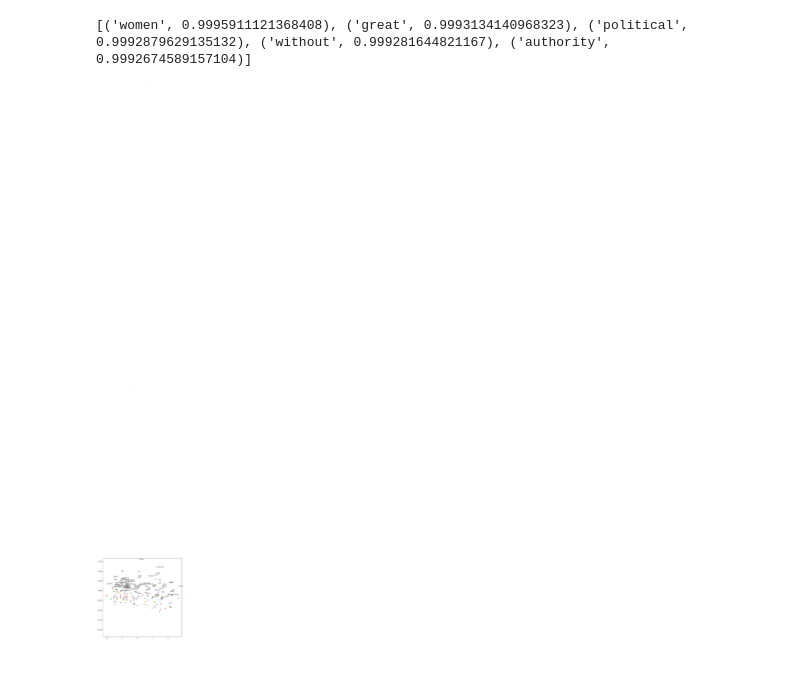
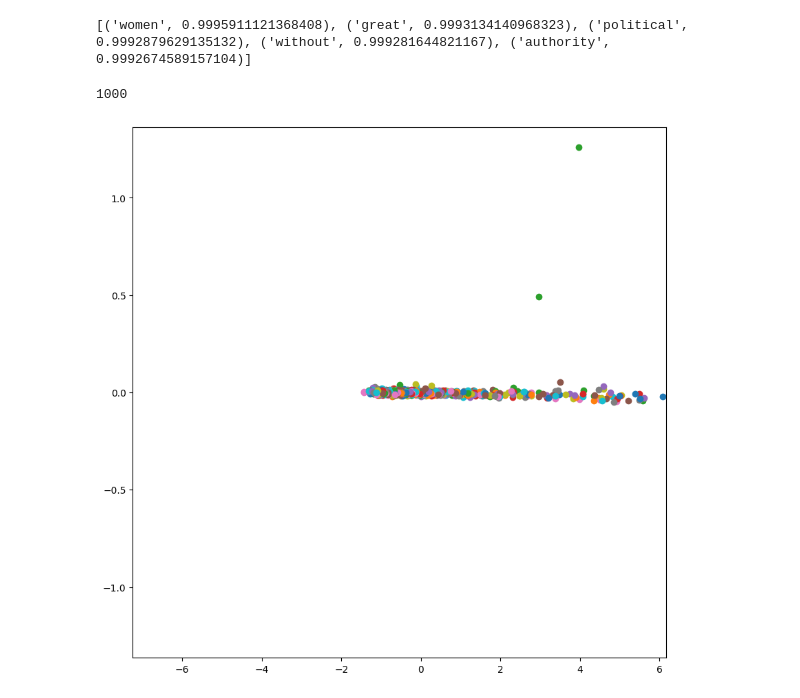
Before and after one commit to alex-smith-uwec/CS491, a Jupyter notebook: word2vec.ipynb, the cells around one changed output. Saved outputs shown, nothing was run; the diff lists cells and outputs as text; code cells hidden in the pictures; blank space fills up the shorter version.

Commit message:
working on plot limits

```diff
--- a/word2vec.ipynb
+++ b/word2vec.ipynb
@@ -86,8 +90,12 @@ print(similar_words)
 [('women', 0.9995911121368408), ('great', 0.9993134140968323), ('political', 0.9992879629135132), ('without', 0.999281644821167), ('authority', 0.9992674589157104)]
 # %%
 # Extract all word vectors, this example uses a subset for clarity
-words = list(model.wv.index_to_key[:100])  # Adjust the slice for the number of words you want
+words = list(model.wv.index_to_key[:1000])  # Adjust the slice for the number of words you want
 word_vectors = [model.wv[word] for word in words]
+# %%
+len(words)
+# %% [output]
+1000
 # %%
 import numpy as np
 from sklearn.decomposition import PCA
@@ -101,19 +109,26 @@ word_vectors_2d = pca.fit_transform(word_vectors_matrix)
 # %%
 import matplotlib.pyplot as plt
 
 plt.figure(figsize=(10, 10))
 
-# Calculate the median of the y-values
+# Calculate the median and the range
+med_x = np.median([vec[0] for vec in word_vectors_2d])
 med_y = np.median([vec[1] for vec in word_vectors_2d])
+min_x, max_x = min([vec[0] for vec in word_vectors_2d]), max([vec[0] for vec in word_vectors_2d])
+min_y, max_y = min([vec[1] for vec in word_vectors_2d]), max([vec[1] for vec in word_vectors_2d])
 
-# Setting the vertical extent around the mean to not exceed 0.2
-# This means the window will go from mean_y - 0.1 to mean_y + 0.1
-plt.ylim(med_y - 0.1, med_y + 0.1)
+# Calculate the max range to ensure all points are included
+range_x = max(med_x - min_x, max_x - med_x)
+range_y = max(med_y - min_y, max_y - med_y)
 
+# Dynamically set limits based on the range, adding a small margin
+margin = 0.1  # Adjust the margin size as needed
+plt.xlim(med_x - range_x - margin, med_x + range_x + margin)
+plt.ylim(med_y - range_y - margin, med_y + range_y + margin)
 
 for i, word in enumerate(words):
     plt.scatter(word_vectors_2d[i, 0], word_vectors_2d[i, 1])
-    plt.text(word_vectors_2d[i, 0]+0.03, word_vectors_2d[i, 1]+0.03, word, fontsize=9)
+    # plt.text(word_vectors_2d[i, 0]+0.03, word_vectors_2d[i, 1]+0.03, word, fontsize=9)
 plt.show()
 # %% [output]
-[figure, old version]
+[figure, new version]
```
Also changed, not shown: parts of 1 cell of this notebook.
